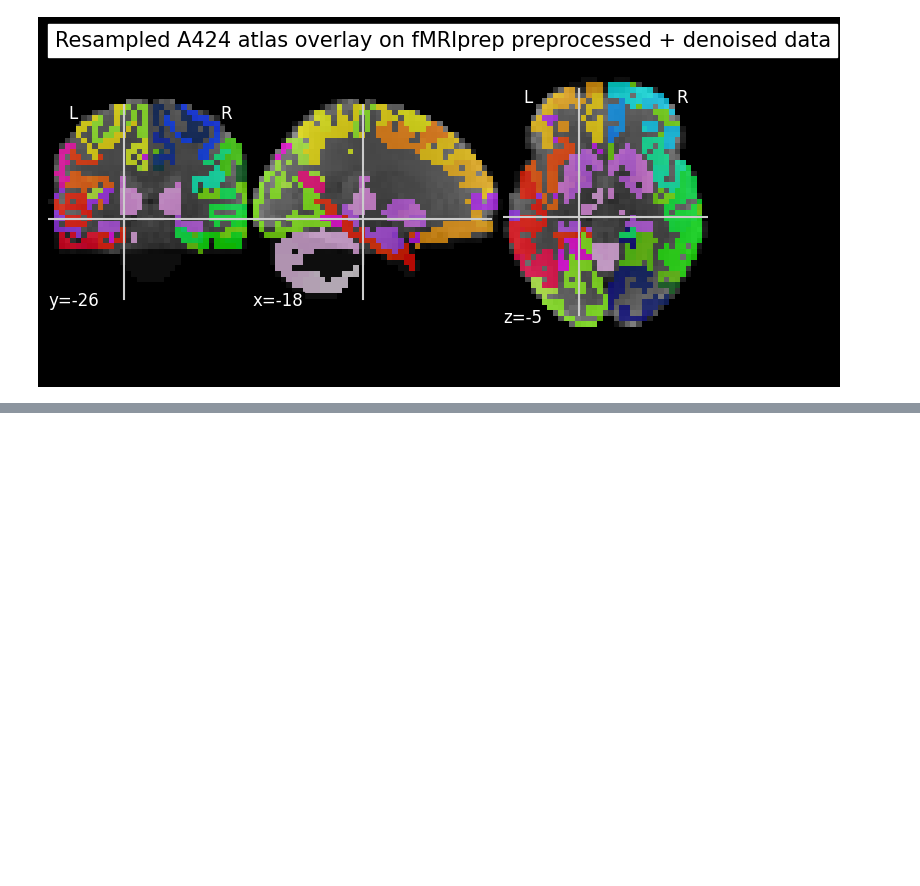
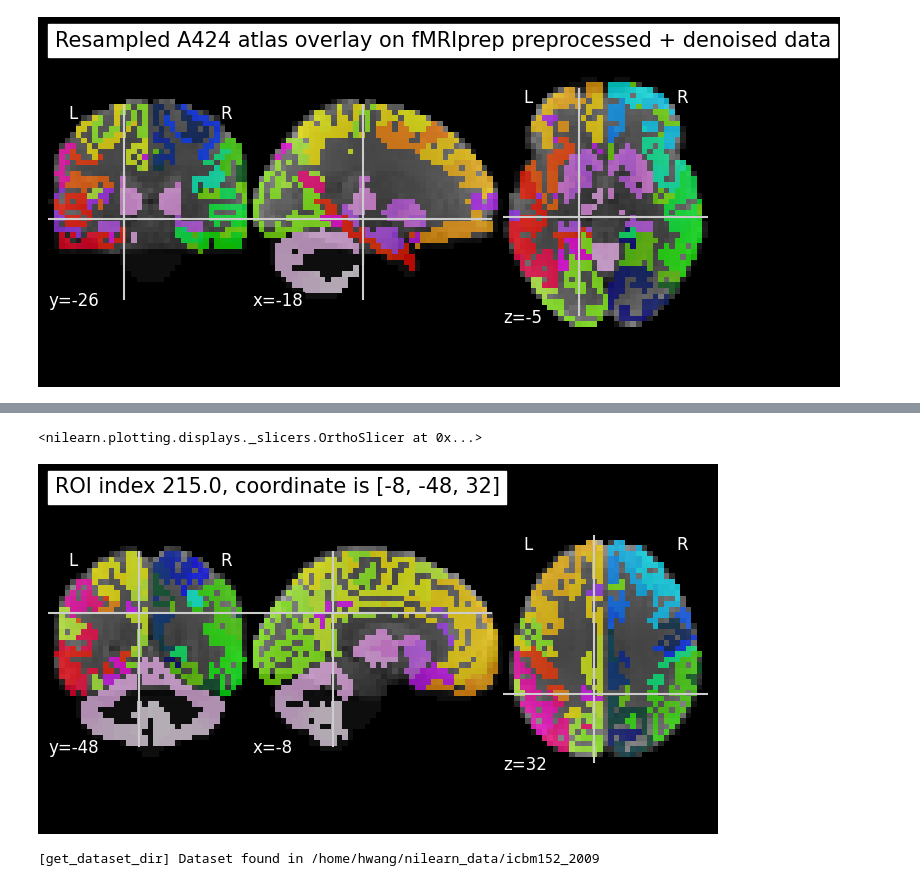
Before and after one commit to htwangtw/hfplayground, a Jupyter notebook: notebooks/inspect_atlas.ipynb, the cells around one changed output, grey strips where cells are left out. Drawn from its saved outputs; the diff is of its cells as text; code cells hidden in the pictures; blank space fills up the shorter version.

```diff
--- a/notebooks/inspect_atlas.ipynb
+++ b/notebooks/inspect_atlas.ipynb
@@ -50,0 +75,25 @@ plotting.plot_roi(downsample_atlas, bg_img=bg_img.slicer[..., 0], title="Resampl
+# %%
+from datasets import load_from_disk
+
+coords_ds = load_from_disk("../data/processed/brainlm_a424/Brain_Region_Coordinates")
+train_ds = load_from_disk("../data/processed/brainlm_a424/train")
+
+masker = NiftiLabelsMasker(downsample_atlas).fit()
+# %%
+roi_index = 215  # this is index saved in file, so 1-based
+coord = [int(coords_ds[roi_index - 1][k]) for i, k in enumerate(coords_ds[roi_index - 1]) if i != 0]
+plotting.plot_roi(
+    downsample_atlas,
+    bg_img=bg_img.slicer[..., 0],
+    title=f"ROI index {coords_ds[roi_index - 1]['Index']}, coordinate is {coord}",
+    cut_coords=coord)
+# %% [output]
+<nilearn.plotting.displays._slicers.OrthoSlicer at 0x...>
+[figure, added]
+# %%
+get_seed = NiftiSpheresMasker(seeds=[coord], radius=8).fit()
+mni_mask = fetch_icbm152_2009()['mask']
+mni_mask = downsample_for_tutorial(mni_mask, '/tmp/')
+mni_masker = NiftiMasker(mni_mask).fit()
+# %% [output]
+[get_dataset_dir] Dataset found in /home/hwang/nilearn_data/icbm152_2009
```
Also changed, not shown: parts of 8 cells of this notebook, 2 other files.
